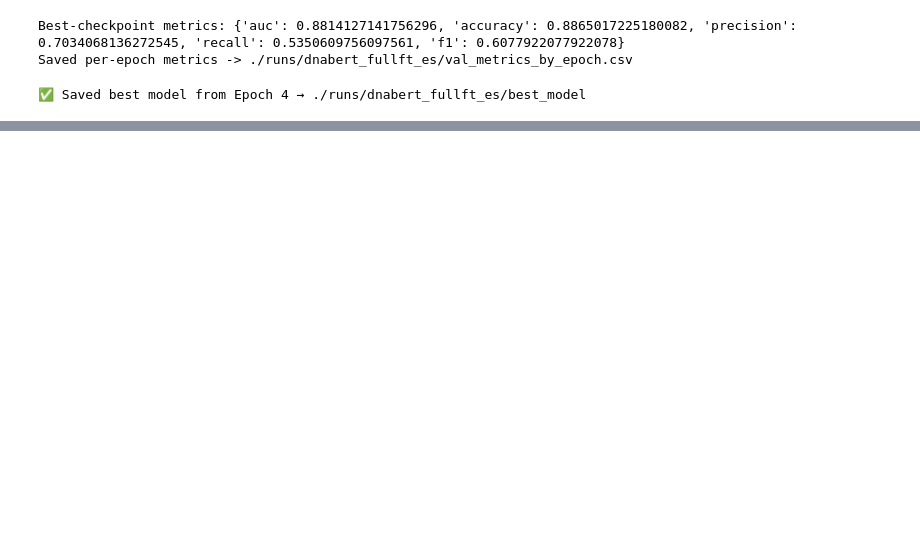
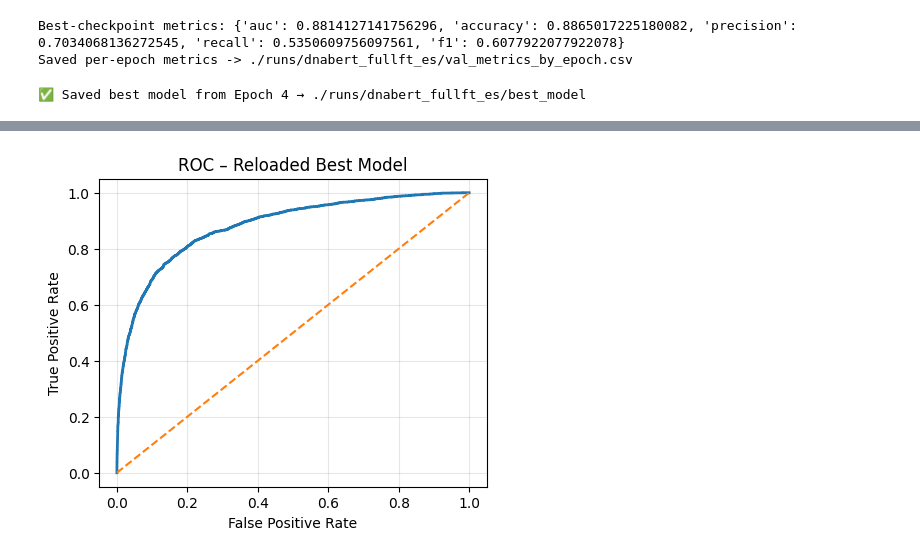
Before and after one commit to tstilwell91/cs895-genai-genomic-foundation-models, a Jupyter notebook: gcp/vertexai/workbench/DNABERT_ClinVar_Milestone1.ipynb, the cells around one changed output, grey strips where cells are left out. Drawn from its saved outputs; the diff is of its cells as text; code cells hidden in the pictures; blank space fills up the shorter version.

```diff
--- a/gcp/vertexai/workbench/DNABERT_ClinVar_Milestone1.ipynb
+++ b/gcp/vertexai/workbench/DNABERT_ClinVar_Milestone1.ipynb
@@ -851,3 +851,96 @@ tokenizer.save_pretrained(save_dir)
 print(f"✅ Saved best model from Epoch 4 → {save_dir}")
 # %% [output]
 ✅ Saved best model from Epoch 4 → ./runs/dnabert_fullft_es/best_model
+# %%
+# --- Reload best model and re-evaluate on validation CSV ---
+
+import os
+import torch
+import pandas as pd
+import numpy as np
+from torch.utils.data import Dataset
+from transformers import AutoTokenizer, AutoModelForSequenceClassification, Trainer, TrainingArguments
+from sklearn.metrics import roc_auc_score, accuracy_score, precision_recall_fscore_support, roc_curve
+import matplotlib.pyplot as plt
+
+# 1) Paths – EDIT if needed
+DATA_DIR = os.environ.get("DATA_DIR", "./data")
+VAL_CSV  = os.path.join(DATA_DIR, "prepared_k6_alt_only_val.csv")
+BEST_DIR = "./runs/dnabert_fullft_es/best_model"   # or "./runs/dnabert_fullft_es/checkpoint-31932"
+
+assert os.path.exists(VAL_CSV), f"Missing val CSV: {VAL_CSV}"
+assert os.path.isdir(BEST_DIR), f"Missing model dir: {BEST_DIR}"
+
+# 2) Reload tokenizer & model
+tokenizer = AutoTokenizer.from_pretrained(BEST_DIR, use_fast=False)  # DNABERT tokenizer is classic (non-fast)
+model = AutoModelForSequenceClassification.from_pretrained(BEST_DIR)
+model.eval()  # put in inference mode
+
+# (Optional) "Freeze" weights if you want to guarantee no grads by accident:
+for p in model.parameters():
+    p.requires_grad = False
+
+# 3) Validation dataset wrapper (must match how we trained)
+class KmerTextDataset(Dataset):
+    def __init__(self, df, text_col="text_alt_k6", label_col="LABEL", max_length=512):
+        self.texts = df[text_col].astype(str).tolist()
+        self.labels = df[label_col].astype(int).tolist()
+        self.max_length = max_length
+    def __len__(self):
+        return len(self.texts)
+    def __getitem__(self, idx):
+        enc = tokenizer(
+            self.texts[idx],
+            truncation=True,
+            padding="max_length",
+            max_length=self.max_length,
+            return_tensors="pt",
+        )
+        item = {k: v.squeeze(0) for k, v in enc.items()}
+        item["labels"] = torch.tensor(self.labels[idx], dtype=torch.long)
+        return item
+
+val_df = pd.read_csv(VAL_CSV)
+val_ds = KmerTextDataset(val_df)
+
+# 4) Metrics
+def compute_classification_metrics(y_true, y_prob):
+    y_pred = (y_prob >= 0.5).astype(int)
+    auc = roc_auc_score(y_true, y_prob)
+    acc = accuracy_score(y_true, y_pred)
+    prec, rec, f1, _ = precision_recall_fscore_support(y_true, y_pred, average="binary", zero_division=0)
+    return {"auc": auc, "accuracy": acc, "precision": prec, "recall": rec, "f1": f1}
+
+def hf_compute_metrics(eval_pred):
+    logits, labels = eval_pred
+    probs = torch.softmax(torch.tensor(logits), dim=1)[:, 1].numpy()
+    return compute_classification_metrics(labels, probs)
+
+# 5) Use a lightweight Trainer for evaluation
+args = TrainingArguments(
+    output_dir="./runs/tmp_eval",
+    per_device_eval_batch_size=32,
+    dataloader_drop_last=False,
+    report_to=[],  # no logging integrations
+)
+
+trainer = Trainer(model=model, args=args, tokenizer=tokenizer)
+
+# Predict on val set
+preds = trainer.predict(val_ds)
+y_prob = torch.softmax(torch.tensor(preds.predictions), dim=1)[:, 1].numpy()
+metrics = compute_classification_metrics(preds.label_ids, y_prob)
+print("Validation metrics (reloaded model):")
+for k, v in metrics.items():
+    print(f"  {k}: {v:.6f}")
+
+# 6) (Optional) ROC curve
+fpr, tpr, _ = roc_curve(preds.label_ids, y_prob)
+plt.figure(figsize=(5,4))
+plt.plot(fpr, tpr, lw=2)
+plt.plot([0,1], [0,1], linestyle="--")
+plt.xlabel("False Positive Rate"); plt.ylabel("True Positive Rate")
+plt.title("ROC – Reloaded Best Model")
+plt.grid(True, alpha=0.3)
+plt.show()
+# %% [output]
@@ -853,0 +954 @@ print(f"✅ Saved best model from Epoch 4 → {save_dir}")
+[figure, added]
```
Also changed, not shown: parts of 1 cell of this notebook.
